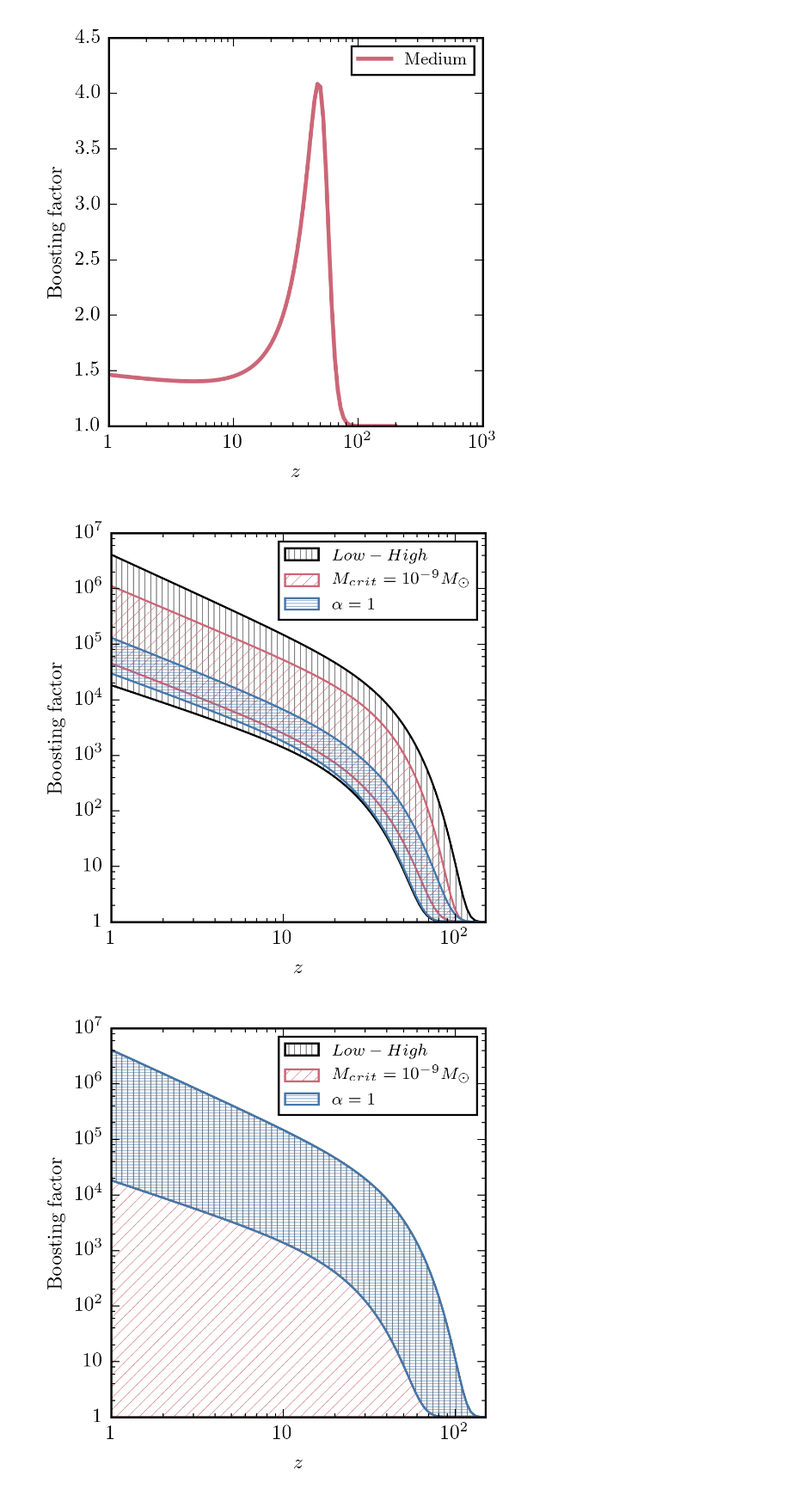
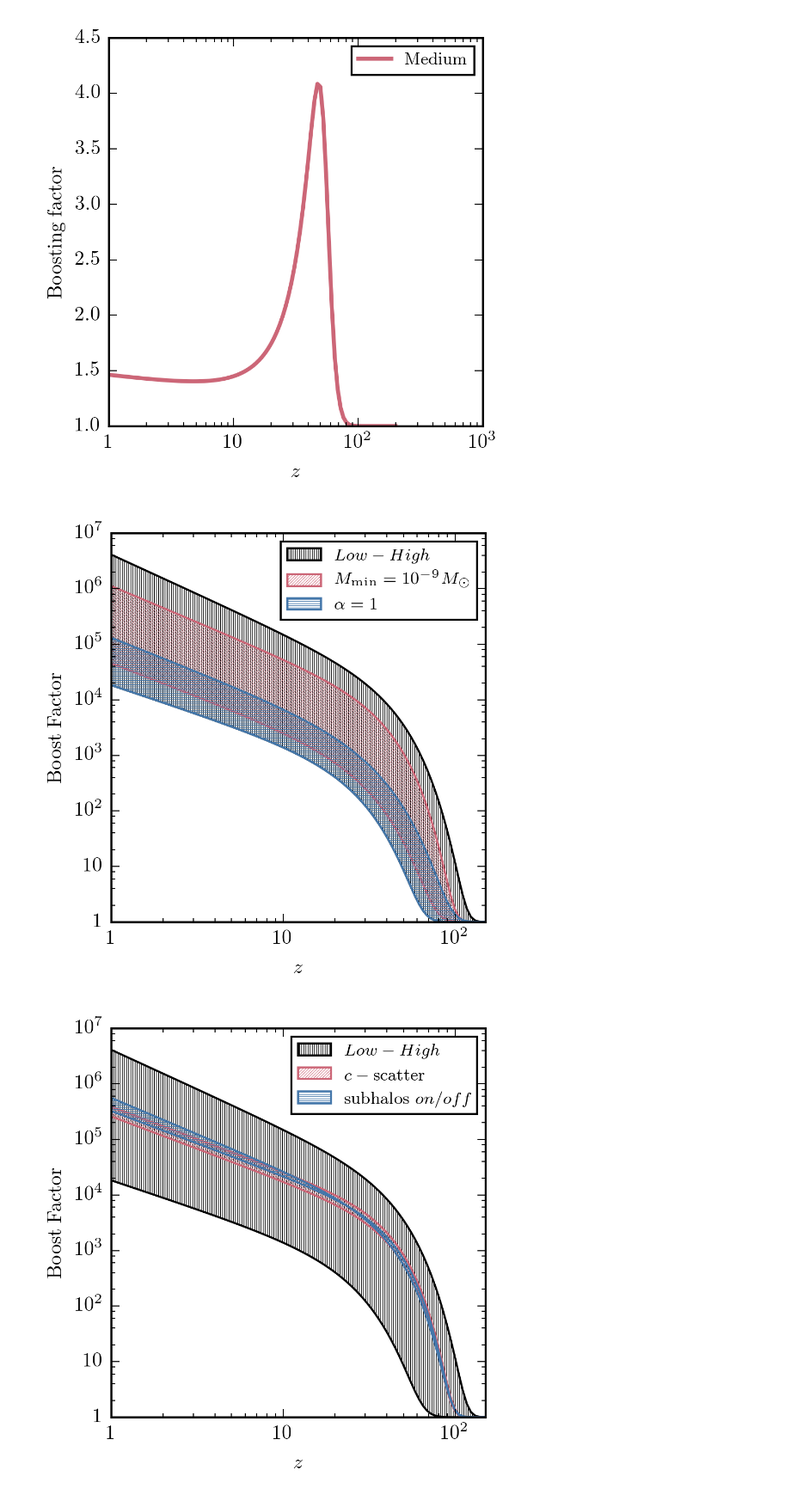
Before and after one commit to lue/dmb, a Jupyter notebook: integrate_mf.ipynb, the cells around one changed output. Shown at 86% size. Cells and saved outputs as stored; diff of their text form; code cells hidden in the pictures.

Commit message:
Final figures for the paper.

```diff
--- a/integrate_mf.ipynb
+++ b/integrate_mf.ipynb
@@ -305,7 +293,6 @@ plt.ylabel(r'$\mathrm{Boosting\;factor}$')
 <matplotlib.text.Text at 0x...>
 [figure]
 # %%
-
 import matplotlib as mpl
 colors = mpl.rcParams['axes.color_cycle']
 
@@ -323,77 +310,82 @@ params =  {'logMcrit': -12, 'Ishiyama': True, 'c_scatter': 0.24, 'cosmo': cosmo,
 top = CLfit(z_list, params)
 params =  {'logMcrit': -6, 'Ishiyama': False, 'c_scatter': 0.08, 'cosmo': cosmo, 'subhalos': False, 'factor':1}
 bot = CLfit(z_list, params)
-plt.fill_between(z_list, bot, top, facecolor='None', hatch='|')
-p1 = plt.Rectangle((0, 0), 1, 1, facecolor='none',edgecolor='k', hatch='|')
+plt.fill_between(z_list, bot, top, facecolor='None', hatch='||||')
+p1 = plt.Rectangle((0, 0), 1, 1, facecolor='none',edgecolor='k', hatch='||||')
 
 params =  {'logMcrit': -9, 'Ishiyama': True, 'c_scatter': 0.16, 'cosmo': cosmo, 'subhalos': True, 'factor':2}
 top = CLfit(z_list, params)
 params =  {'logMcrit': -9, 'Ishiyama': False, 'c_scatter': 0.16, 'cosmo': cosmo, 'subhalos': True, 'factor':1}
 bot = CLfit(z_list, params)
-plt.fill_between(z_list, bot, top, facecolor='None', edgecolor=colors[0], hatch='/')
-p2 = plt.Rectangle((0, 0), 1, 1, facecolor='none',edgecolor=colors[0], hatch='/')
+plt.fill_between(z_list, bot, top, facecolor='None', edgecolor=colors[0], hatch='////')
+p2 = plt.Rectangle((0, 0), 1, 1, facecolor='none',edgecolor=colors[0], hatch='////')
 
 params =  {'logMcrit': -12, 'Ishiyama': False, 'c_scatter': 0.16, 'cosmo': cosmo, 'subhalos': True, 'factor':2}
 top = CLfit(z_list, params)
-params =  {'logMcrit': -6, 'Ishiyama': False, 'c_scatter': 0.16, 'cosmo': cosmo, 'subhalos': True, 'factor':1}
+params =  {'logMcrit': -6, 'Ishiyama': False, 'c_scatter': 0.08, 'cosmo': cosmo, 'subhalos': False, 'factor':1}
 bot = CLfit(z_list, params)
-plt.fill_between(z_list, bot, top, facecolor='None', edgecolor=colors[2], hatch='--')
-p3 = plt.Rectangle((0, 0), 1, 1, facecolor='none',edgecolor=colors[2], hatch='--')
+
+plt.fill_between(z_list, bot, top, facecolor='None', edgecolor=colors[2], hatch='----')
+p3 = plt.Rectangle((0, 0), 1, 1, facecolor='none',edgecolor=colors[2], hatch='----')
 
 plt.xscale('log')
 plt.yscale('log')
 plt.xlim([1,150])
-plt.legend([p1, p2, p3],[r'$Low-High$',r'$M_{crit}=10^{-9}M_\odot$',r'$\alpha=1$'],loc=1)
+plt.legend([p1, p2, p3],[r'$Low-High$',r'$M_\mathrm{min}=10^{-9}M_\odot$',r'$\alpha=1$'],loc=1)
 fixlogax(plt.gca())
 fixlogax(plt.gca(), 'y')
 plt.xlabel(r'$z$')
-plt.ylabel(r'$\mathrm{Boosting\;factor}$')
+plt.ylabel(r'$\mathrm{Boost\;Factor}$')
 plt.savefig('extremes.png', dpi=300)
+plt.savefig('extremes.pdf')
 # %% [output]
-[figure, old version]
+[figure, new version]
 # %%
 # Extreemes
 z_list = np.logspace(0, np.log10(200), 100)
 # params =  {'logMcrit': -12, 'Ishiyama': True, 'c_scatter': 0.24, 'cosmo': cosmo, 'subhalos': True}
 # plt.plot(z_list, CLfit(z_list, params), '-.', label=r'$\mathrm{High}$')
 # params =  {'logMcrit': -9, 'Ishiyama': True, 'c_scatter': 0.16, 'cosmo': cosmo, 'subhalos': True}
 # plt.plot(z_list, CLfit(z_list, params), '-', label=r'$\mathrm{Medium}$')
 # params =  {'logMcrit': -9, 'Ishiyama': False, 'c_scatter': 0.16, 'cosmo': cosmo, 'subhalos': True}
 # plt.plot(z_list, CLfit(z_list, params), '-', label=r'$\mathrm{Medium}$')
 # params =  {'logMcrit': -6, 'Ishiyama': False, 'c_scatter': 0.08, 'cosmo': cosmo, 'subhalos': False}
 # plt.plot(z_list, CLfit(z_list, params), '--', label=r'$\mathrm{Low}$')
-params =  {'logMcrit': -12, 'Ishiyama': True, 'c_scatter': 0.24, 'cosmo': cosmo, 'subhalos': True, 'factor':2}
-top = CLfit(z_list, params)
-params =  {'logMcrit': -6, 'Ishiyama': False, 'c_scatter': 0.08, 'cosmo': cosmo, 'subhalos': False, 'factor':1}
-bot = CLfit(z_list, params)
-plt.fill_between(z_list, bot, top, facecolor='None', hatch='|')
-p1 = plt.Rectangle((0, 0), 1, 1, facecolor='none',edgecolor='k', hatch='|')
-
-params =  {'logMcrit': -12, 'Ishiyama': True, 'c_scatter': 0.24, 'cosmo': cosmo, 'subhalos': False, 'factor':2}
-top = CLfit(z_list, params)
-params =  {'logMcrit': -6, 'Ishiyama': False, 'c_scatter': 0.08, 'cosmo': cosmo, 'subhalos': False, 'factor':1}
-bot = CLfit(z_list, params)
-plt.fill_between(z_list, bot, top, facecolor='None', edgecolor=colors[0], hatch='/')
-p2 = plt.Rectangle((0, 0), 1, 1, facecolor='none',edgecolor=colors[0], hatch='/')
 
 params =  {'logMcrit': -12, 'Ishiyama': True, 'c_scatter': 0.24, 'cosmo': cosmo, 'subhalos': True, 'factor':2}
 top = CLfit(z_list, params)
 params =  {'logMcrit': -6, 'Ishiyama': False, 'c_scatter': 0.08, 'cosmo': cosmo, 'subhalos': False, 'factor':1}
 bot = CLfit(z_list, params)
-plt.fill_between(z_list, bot, top, facecolor='None', edgecolor=colors[2], hatch='--')
-p3 = plt.Rectangle((0, 0), 1, 1, facecolor='none',edgecolor=colors[2], hatch='--')
+plt.fill_between(z_list, bot, top, facecolor='None', hatch='||||')
+p1 = plt.Rectangle((0, 0), 1, 1, facecolor='none',edgecolor='k', hatch='||||')
+
+
+params =  {'logMcrit': -9, 'Ishiyama': True, 'c_scatter': 0.16, 'cosmo': cosmo, 'subhalos': False, 'factor':1}
+top = (CLfit(z_list, params)-1)*1.2+1
+params =  {'logMcrit': -9, 'Ishiyama': True, 'c_scatter': 0.16, 'cosmo': cosmo, 'subhalos': False, 'factor':1}
+bot = (CLfit(z_list, params)-1)*0.8+1
+plt.fill_between(z_list, bot, top, facecolor='None', edgecolor=colors[0], hatch='////')
+p2 = plt.Rectangle((0, 0), 1, 1, facecolor='none',edgecolor=colors[0], hatch='////')
+
+params =  {'logMcrit': -9, 'Ishiyama': True, 'c_scatter': 0.16, 'cosmo': cosmo, 'subhalos': True, 'factor':1}
+top = CLfit(z_list, params)
+params =  {'logMcrit': -9, 'Ishiyama': True, 'c_scatter': 0.16, 'cosmo': cosmo, 'subhalos': False, 'factor':1}
+bot = CLfit(z_list, params)
+plt.fill_between(z_list, bot, top, facecolor='None', edgecolor=colors[2], hatch='----')
+p3 = plt.Rectangle((0, 0), 1, 1, facecolor='none',edgecolor=colors[2], hatch='----')
 
 plt.xscale('log')
 plt.yscale('log')
 plt.xlim([1,150])
-plt.legend([p1, p2, p3],[r'$Low-High$',r'$M_{crit}=10^{-9}M_\odot$',r'$\alpha=1$'],loc=1)
+plt.legend([p1, p2, p3],[r'$Low-High$',r'$c-\mathrm{scatter}$',r'$\mathrm{subhalos}\;on/off$'],loc=1)
 fixlogax(plt.gca())
 fixlogax(plt.gca(), 'y')
 plt.xlabel(r'$z$')
-plt.ylabel(r'$\mathrm{Boosting\;factor}$')
+plt.ylabel(r'$\mathrm{Boost\;Factor}$')
 plt.savefig('lessimportant.png', dpi=300)
+plt.savefig('lessimportant.pdf')
 # %% [output]
-[figure, old version]
+[figure, new version]
 # %%
 # Vary Mcrit
 z_list = np.logspace(0, np.log10(200), 100)
```
Also changed, not shown: parts of 8 cells of this notebook, 1 other file.
